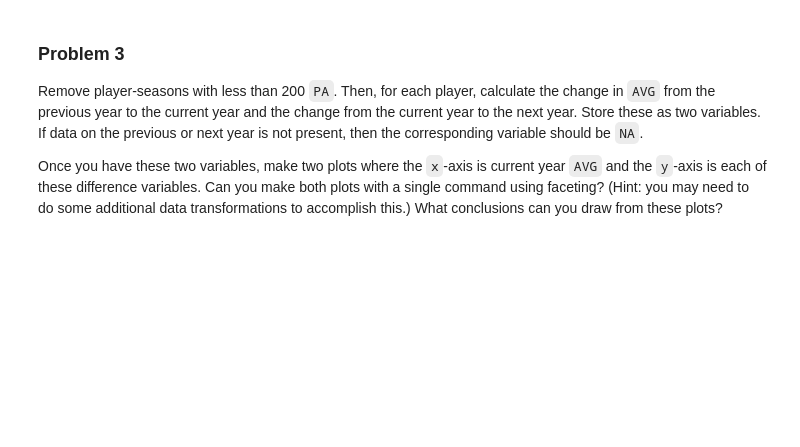
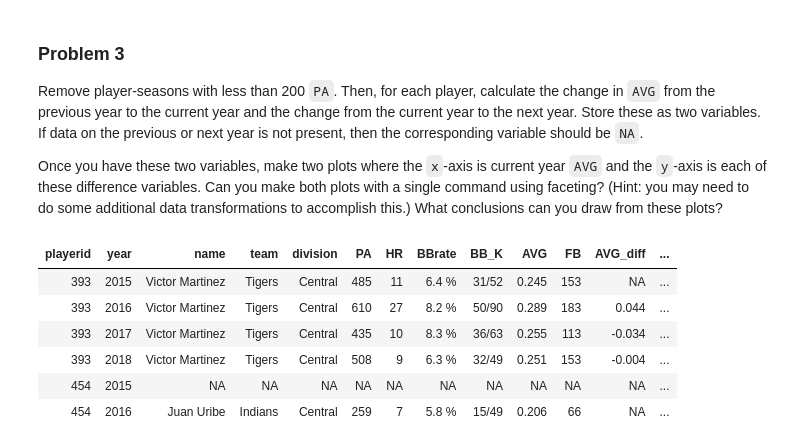
Before and after one commit to bmanzo/stats306_labs, a Jupyter notebook: lab05/stats306_lab05.ipynb, the cells around one changed output. Saved outputs shown, nothing was run; the diff lists cells and outputs as text; code cells hidden in the pictures; blank space fills up the shorter version.

```diff
--- a/lab05/stats306_lab05.ipynb
+++ b/lab05/stats306_lab05.ipynb
@@ -137,3 +190,21 @@ Hint: Once you calculate the values you can use a `gather`, `unite`, and `spread
 Remove player-seasons with less than 200 `PA`. Then, for each player, calculate the change in `AVG` from the previous year to the current year and the change from the current year to the next year. Store these as two variables. If data on the previous or next year is not present, then the corresponding variable should be `NA`.
 
 Once you have these two variables, make two plots where the `x`-axis is current year `AVG` and the `y`-axis is each of these difference variables. Can you make both plots with a single command using faceting? (Hint: you may need to do some additional data transformations to accomplish this.) What conclusions can you draw from these plots?
+# %%
+prob3 = mlb %>%
+filter(PA >= 200) %>%
+complete(playerid, year) %>%
+group_by(playerid) %>%
+arrange(playerid, year) %>%
+mutate(AVG_diff = AVG - lag(AVG),
+      next_AVG_diff = lead(AVG) - AVG) %>%
+filter(!is.na(AVG))
+head(prob3)
+# %% [output]
+| playerid | year | name | team | division | PA | HR | BBrate | BB_K | AVG | FB | AVG_diff | ... |
+| 393 | 2015 | Victor Martinez | Tigers | Central | 485 | 11 | 6.4 % | 31/52 | 0.245 | 153 | NA | ... |
+| 393 | 2016 | Victor Martinez | Tigers | Central | 610 | 27 | 8.2 % | 50/90 | 0.289 | 183 | 0.044 | ... |
+| 393 | 2017 | Victor Martinez | Tigers | Central | 435 | 10 | 8.3 % | 36/63 | 0.255 | 113 | -0.034 | ... |
+| 393 | 2018 | Victor Martinez | Tigers | Central | 508 | 9 | 6.3 % | 32/49 | 0.251 | 153 | -0.004 | ... |
+| 454 | 2015 | NA | NA | NA | NA | NA | NA | NA | NA | NA | NA | ... |
+| 454 | 2016 | Juan Uribe | Indians | Central | 259 | 7 | 5.8 % | 15/49 | 0.206 | 66 | NA | ... |
```
Also changed, not shown: parts of 6 cells of this notebook, 1 other file.
